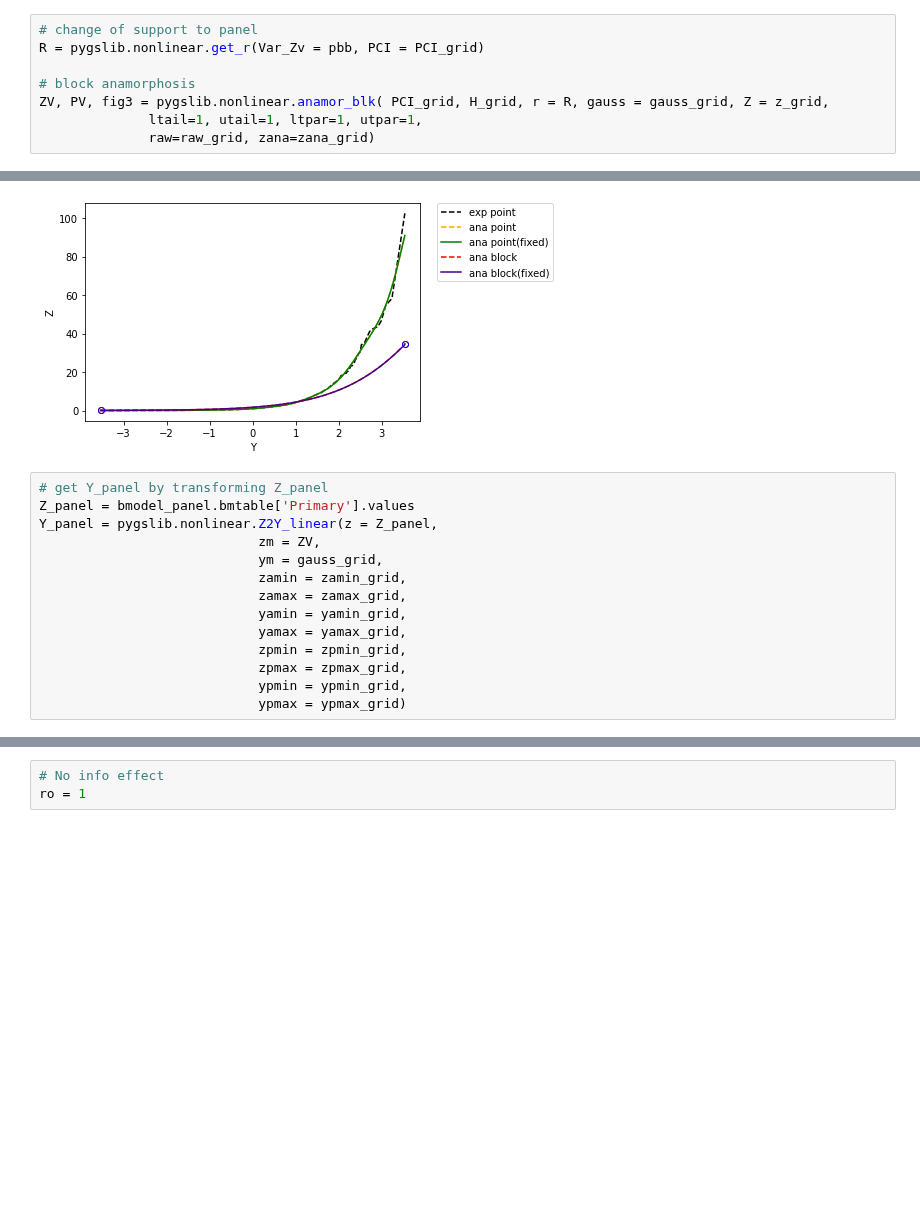
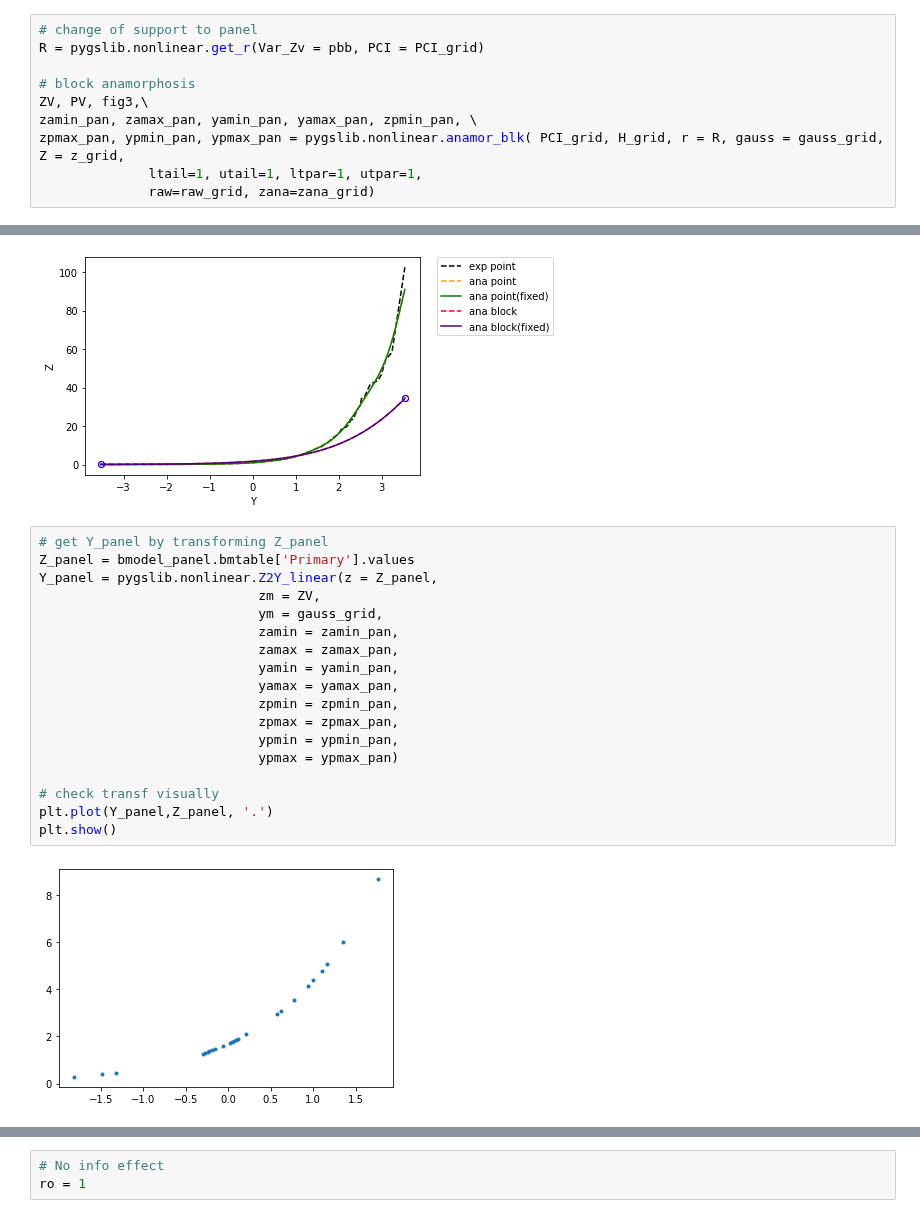
Before and after one commit to opengeostat/pygslib, a Jupyter notebook: pygslib/Ipython_templates/Uniform conditioning test1.ipynb, the cells around one changed output, grey strips where cells are left out. Saved outputs shown, nothing was run; the diff lists cells and outputs as text; blank space fills up the shorter version.

Commit message:
added interval outputs to gaussian anamorphosis in block support, these need to be used for gaussian to raw and raw to gaussian transf

```diff
--- a/pygslib/Ipython_templates/Uniform conditioning test1.ipynb
+++ b/pygslib/Ipython_templates/Uniform conditioning test1.ipynb
@@ -404,7 +406,9 @@ Zv, Pv, fig2 = pygslib.nonlinear.anamor_blk( PCI_grid, H_grid, r = r, gauss = ga
 R = pygslib.nonlinear.get_r(Var_Zv = pbb, PCI = PCI_grid)
 
 # block anamorphosis
-ZV, PV, fig3 = pygslib.nonlinear.anamor_blk( PCI_grid, H_grid, r = R, gauss = gauss_grid, Z = z_grid,
+ZV, PV, fig3,\
+zamin_pan, zamax_pan, yamin_pan, yamax_pan, zpmin_pan, \
+zpmax_pan, ypmin_pan, ypmax_pan = pygslib.nonlinear.anamor_blk( PCI_grid, H_grid, r = R, gauss = gauss_grid, Z = z_grid,
               ltail=1, utail=1, ltpar=1, utpar=1,
               raw=raw_grid, zana=zana_grid)
 # %% [output]
@@ -420,17 +424,23 @@ ZV, PV, fig3 = pygslib.nonlinear.anamor_blk( PCI_grid, H_grid, r = R, gauss = ga
 # %%
 # get Y_panel by transforming Z_panel
 Z_panel = bmodel_panel.bmtable['Primary'].values
 Y_panel = pygslib.nonlinear.Z2Y_linear(z = Z_panel,
                             zm = ZV,
                             ym = gauss_grid,
-                            zamin = zamin_grid,
-                            zamax = zamax_grid,
-                            yamin = yamin_grid,
-                            yamax = yamax_grid,
-                            zpmin = zpmin_grid,
-                            zpmax = zpmax_grid,
-                            ypmin = ypmin_grid,
-                            ypmax = ypmax_grid)
+                            zamin = zamin_pan,
+                            zamax = zamax_pan,
+                            yamin = yamin_pan,
+                            yamax = yamax_pan,
+                            zpmin = zpmin_pan,
+                            zpmax = zpmax_pan,
+                            ypmin = ypmin_pan,
+                            ypmax = ypmax_pan)
+
+# check transf visually
+plt.plot(Y_panel,Z_panel, '.')
+plt.show()
+# %% [output]
+[figure, added]
 # %%
 # Get yc_smu (gaussian version of the cutoff) from z cutoff using smu anamorposis
 yc_smu = pygslib.nonlinear.Z2Y_linear(z = zc,
```
Also changed, not shown: parts of 4 cells of this notebook, 4 other files.
